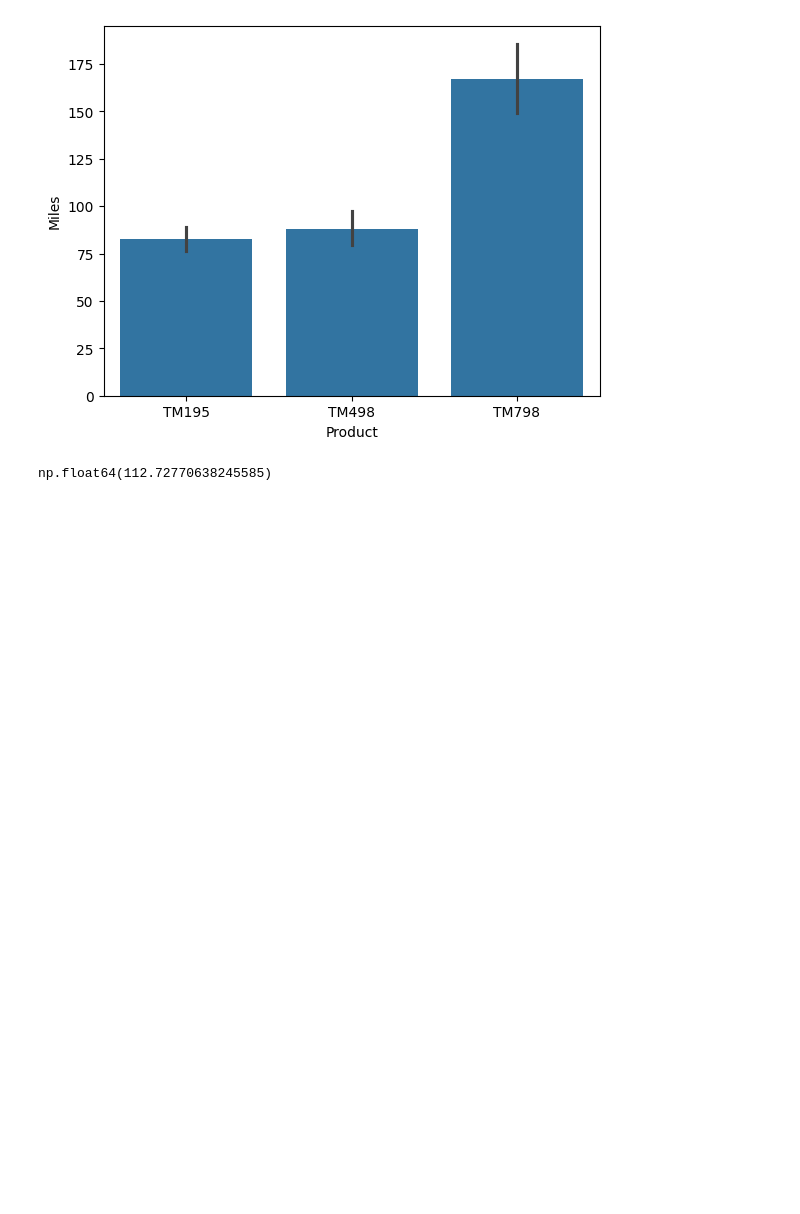
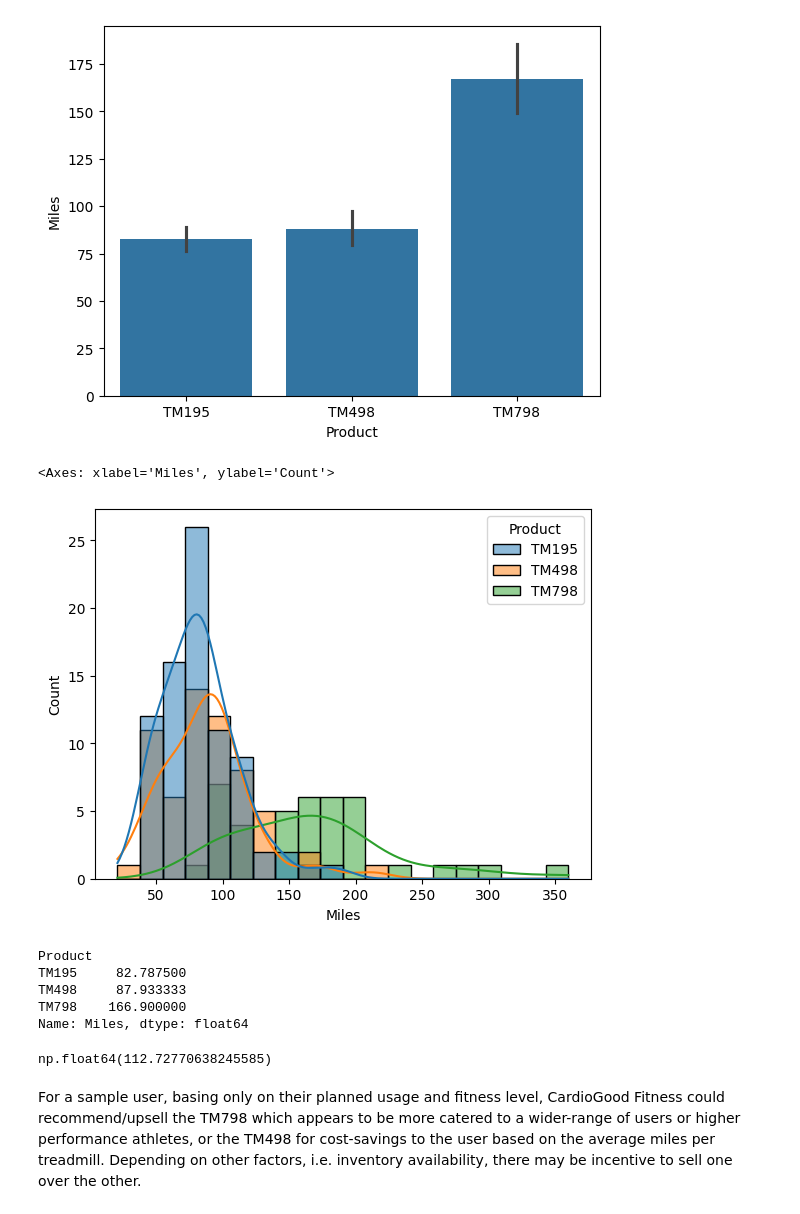
Before and after one commit to jeffching/projects, a Jupyter notebook: CaseStudy_CardioGood_Fitness_Data_Analysis.ipynb, the cells around one changed output. Cells and saved outputs as stored; diff of their text form; code cells hidden in the pictures; blank space fills up the shorter version.

Commit message:
Update Case Study for CardioGood Fitness

```diff
--- a/CaseStudy_CardioGood_Fitness_Data_Analysis.ipynb
+++ b/CaseStudy_CardioGood_Fitness_Data_Analysis.ipynb
@@ -243,3 +261,8 @@ sns.barplot(data=mydata, x='Product', y='Miles')
 # %% [output]
 <Axes: xlabel='Product', ylabel='Miles'>
 [figure]
+# %%
+sns.histplot(data=mydata, x='Miles',hue='Product',kde=True)
+# %% [output]
+<Axes: xlabel='Miles', ylabel='Count'>
+[figure, added]
@@ -246,3 +271,11 @@ sns.barplot(data=mydata, x='Product', y='Miles')
+# %%
+average_miles_series
+# %% [output]
+Product
+TM195     82.787500
+TM498     87.933333
+TM798    166.900000
+Name: Miles, dtype: float64
 # %%
 # MilesPredicted = -56.74 + 20.21*Usage + 27.20*Fitness
 # %%
@@ -256,0 +288,2 @@ average_miles_series = mydata.groupby('Product')['Miles'].mean()
+# %% [markdown]
+For a sample user, basing only on their planned usage and fitness level, CardioGood Fitness could recommend/upsell the TM798 which appears to be more catered to a wider-range of users or higher performance athletes, or the TM498 for cost-savings to the user based on the average miles per treadmill. Depending on other factors, i.e. inventory availability, there may be incentive to sell one over the other.
```
Also changed, not shown: parts of 34 cells of this notebook, 5 other files.
